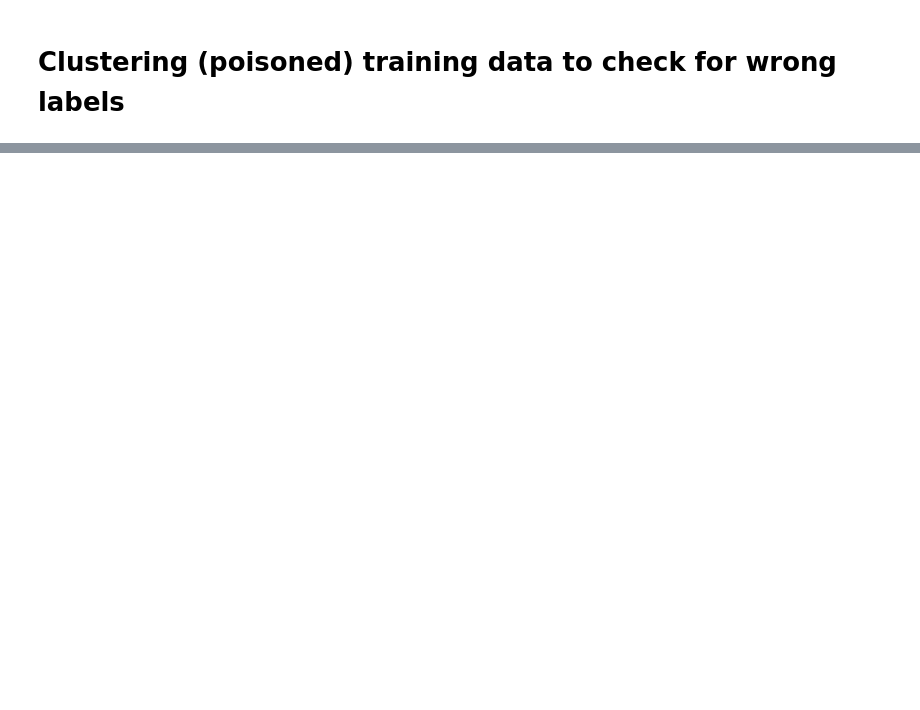
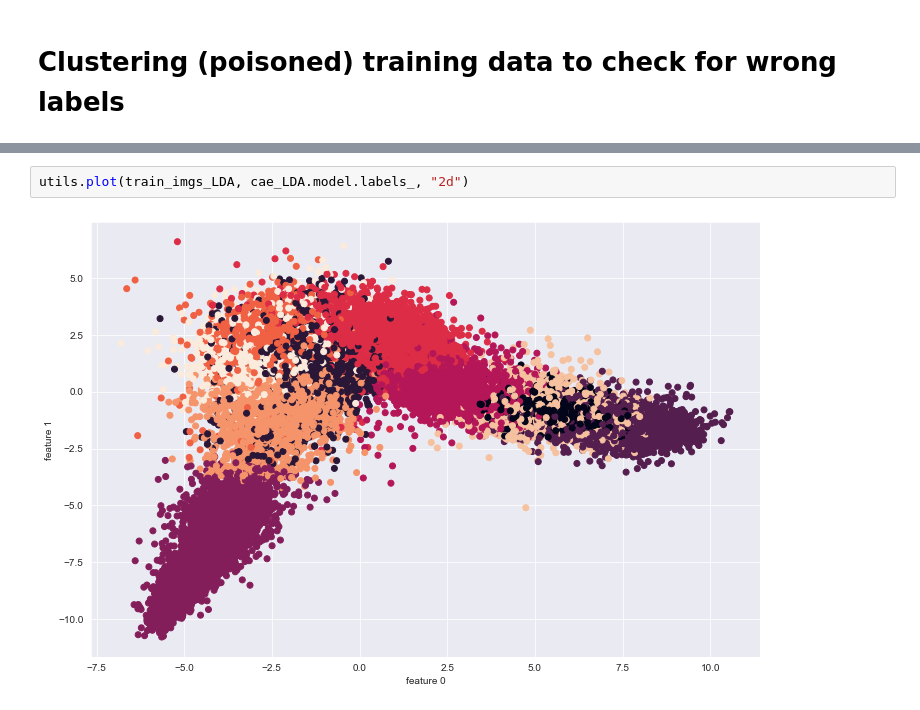
Before and after one commit to AkashRamakrishnan/DLProject, a Jupyter notebook: Poison_attack.ipynb, the cells around one changed output, grey strips where cells are left out. Saved outputs shown, nothing was run; the diff lists cells and outputs as text; blank space fills up the shorter version.

```diff
--- a/Poison_attack.ipynb
+++ b/Poison_attack.ipynb
@@ -164,0 +180,4 @@ pred_dict
+# %%
+utils.plot(train_imgs_LDA, cae_LDA.model.labels_, "2d")
+# %% [output]
+[figure, added]
```
Also changed, not shown: parts of 18 cells of this notebook, 1 other file.
